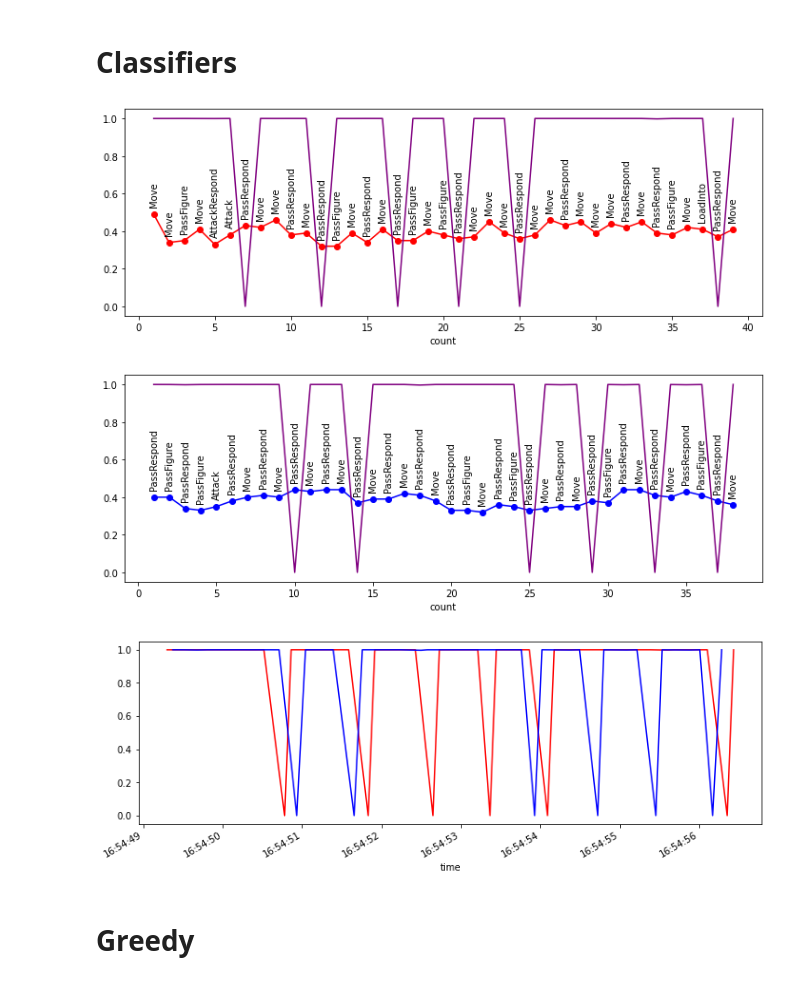
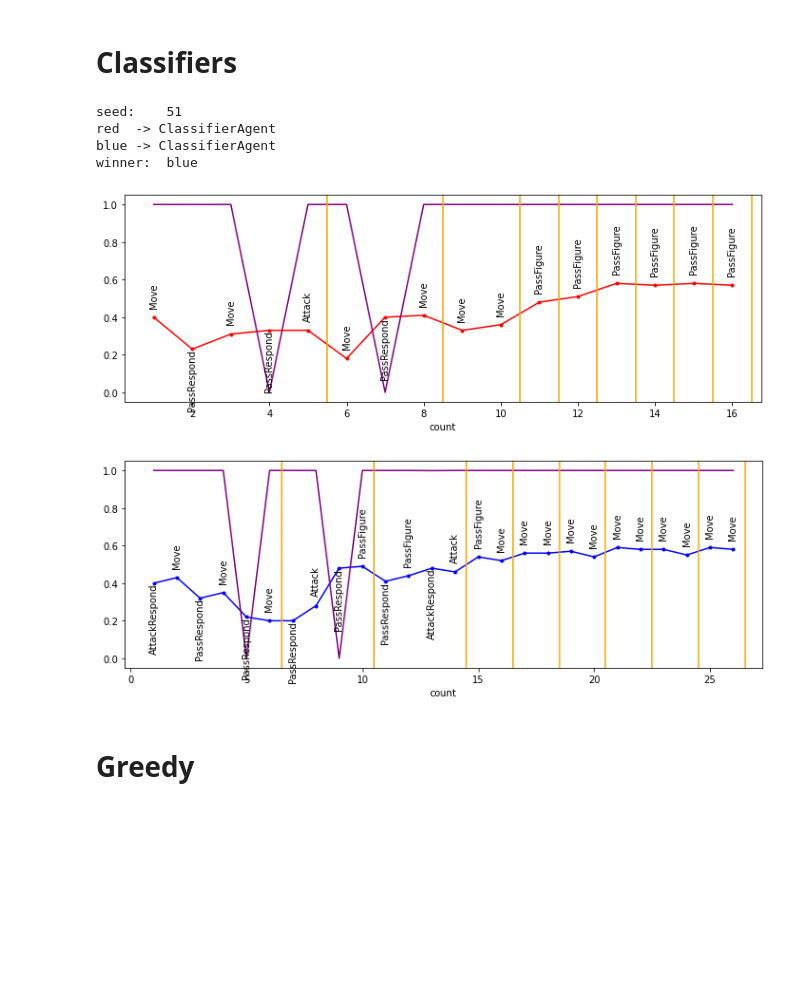
Before and after one commit to IDSIA/NewTechnoWar, a Jupyter notebook: code/Analysis.cb-fix.ipynb, the cells around one changed output. Drawn from its saved outputs; the diff is of its cells as text; code cells hidden in the pictures; blank space fills up the shorter version.

```diff
--- a/code/Analysis.cb-fix.ipynb
+++ b/code/Analysis.cb-fix.ipynb
@@ -222,16 +134,13 @@ plotContrast(df_rr)
 # %% [markdown]
 # Classifiers
-# %%
-plotEntropy(df_red_cc, 'red')
-# %% [output]
-[figure, removed]
-# %%
-plotEntropy(df_blue_cc, 'blue')
-# %% [output]
-[figure, removed]
-# %%
-plotContrast(df_cc)
-# %% [output]
-[figure, removed]
+# %%
+playAndAnalyze(seed, red_models[1], blue_models[1]);
+# %% [output]
+seed:    51
+red  -> ClassifierAgent
+blue -> ClassifierAgent
+winner:  blue
+[figure, added]
+[figure, added]
 # %% [markdown]
 # Greedy
```
Also changed, not shown: parts of 44 cells of this notebook, 4 other files.
